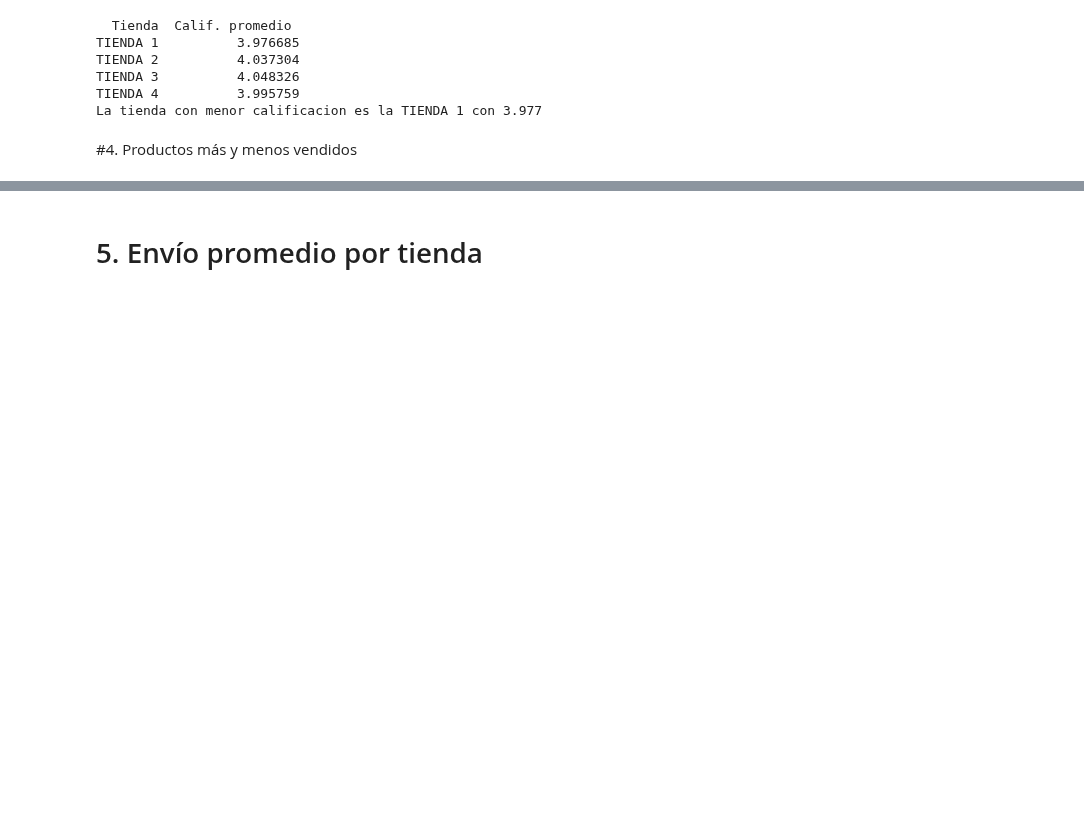
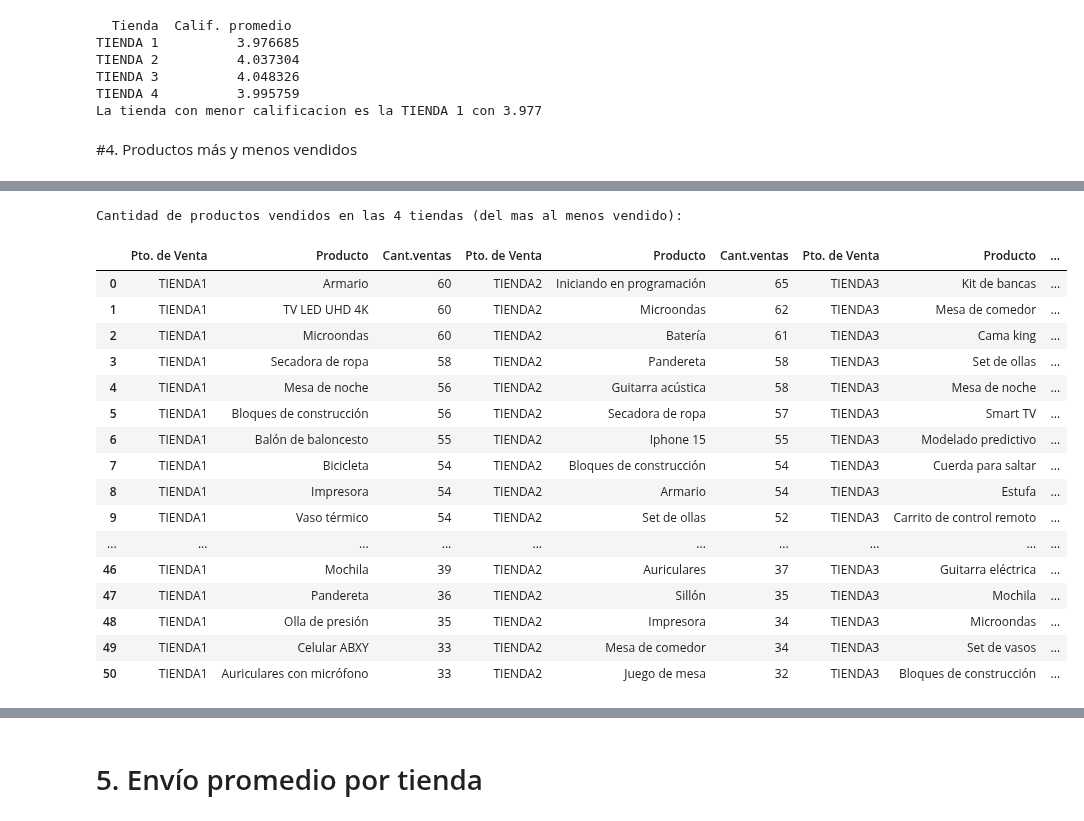
Before and after one commit to adriannr2020-commits/challenge1-data-science-latam, a Jupyter notebook: AluraStoreLatam.ipynb, the cells around one changed output, grey strips where cells are left out. Saved outputs shown, nothing was run; the diff lists cells and outputs as text; code cells hidden in the pictures; blank space fills up the shorter version.

```diff
--- a/AluraStoreLatam.ipynb
+++ b/AluraStoreLatam.ipynb
@@ -221,0 +282,22 @@ La tienda con menor calificacion es la TIENDA 1 con 3.977
+# %%
+print("Cantidad de productos vendidos en las 4 tiendas (del mas al menos vendido):\n")
+df_matriz_todo
+# %% [output]
+Cantidad de productos vendidos en las 4 tiendas (del mas al menos vendido):
+|  | Pto. de Venta | Producto | Cant.ventas | Pto. de Venta | Producto | Cant.ventas | Pto. de Venta | Producto | ... |
+| 0 | TIENDA1 | Armario | 60 | TIENDA2 | Iniciando en programación | 65 | TIENDA3 | Kit de bancas | ... |
+| 1 | TIENDA1 | TV LED UHD 4K | 60 | TIENDA2 | Microondas | 62 | TIENDA3 | Mesa de comedor | ... |
+| 2 | TIENDA1 | Microondas | 60 | TIENDA2 | Batería | 61 | TIENDA3 | Cama king | ... |
+| 3 | TIENDA1 | Secadora de ropa | 58 | TIENDA2 | Pandereta | 58 | TIENDA3 | Set de ollas | ... |
+| 4 | TIENDA1 | Mesa de noche | 56 | TIENDA2 | Guitarra acústica | 58 | TIENDA3 | Mesa de noche | ... |
+| 5 | TIENDA1 | Bloques de construcción | 56 | TIENDA2 | Secadora de ropa | 57 | TIENDA3 | Smart TV | ... |
+| 6 | TIENDA1 | Balón de baloncesto | 55 | TIENDA2 | Iphone 15 | 55 | TIENDA3 | Modelado predictivo | ... |
+| 7 | TIENDA1 | Bicicleta | 54 | TIENDA2 | Bloques de construcción | 54 | TIENDA3 | Cuerda para saltar | ... |
+| 8 | TIENDA1 | Impresora | 54 | TIENDA2 | Armario | 54 | TIENDA3 | Estufa | ... |
+| 9 | TIENDA1 | Vaso térmico | 54 | TIENDA2 | Set de ollas | 52 | TIENDA3 | Carrito de control remoto | ... |
+| ... | ... | ... | ... | ... | ... | ... | ... | ... | ... |
+| 46 | TIENDA1 | Mochila | 39 | TIENDA2 | Auriculares | 37 | TIENDA3 | Guitarra eléctrica | ... |
+| 47 | TIENDA1 | Pandereta | 36 | TIENDA2 | Sillón | 35 | TIENDA3 | Mochila | ... |
+| 48 | TIENDA1 | Olla de presión | 35 | TIENDA2 | Impresora | 34 | TIENDA3 | Microondas | ... |
+| 49 | TIENDA1 | Celular ABXY | 33 | TIENDA2 | Mesa de comedor | 34 | TIENDA3 | Set de vasos | ... |
+| 50 | TIENDA1 | Auriculares con micrófono | 33 | TIENDA2 | Juego de mesa | 32 | TIENDA3 | Bloques de construcción | ... |
```
Also changed, not shown: parts of 6 cells of this notebook.
